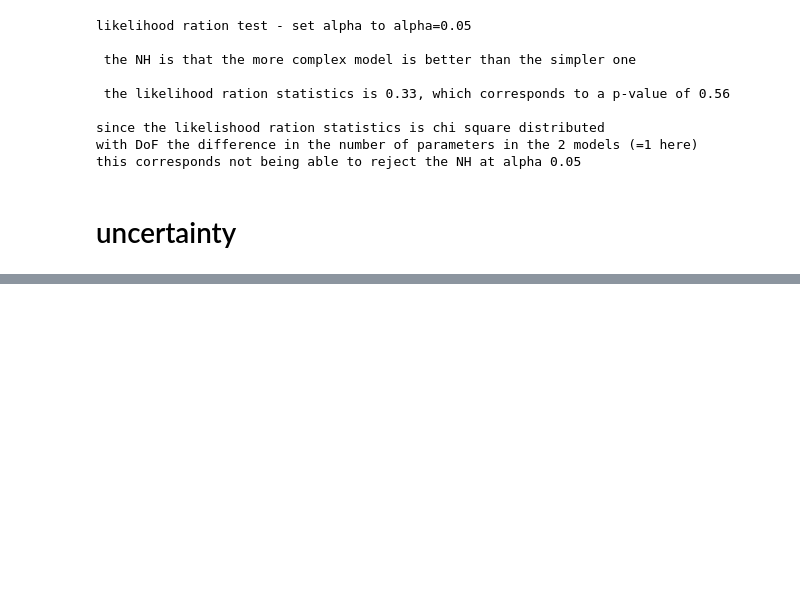
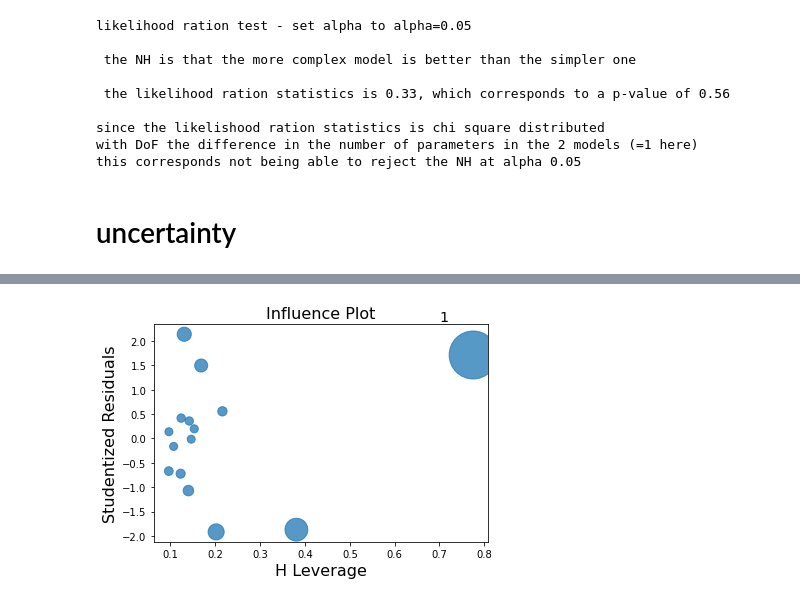
Before and after one commit to fedhere/PUS2020_FBianco, a Jupyter notebook: classdemo/linear_regression_in_detail.ipynb, the cells around one changed output, grey strips where cells are left out. Cells and saved outputs as stored; diff of their text form; code cells hidden in the pictures; blank space fills up the shorter version.

```diff
--- a/classdemo/linear_regression_in_detail.ipynb
+++ b/classdemo/linear_regression_in_detail.ipynb
@@ -278,0 +294,4 @@ plt.legend();
+# %%
+sm.graphics.influence_plot(res2);
+# %% [output]
+[figure, added]
```
Also changed, not shown: parts of 27 cells of this notebook.
